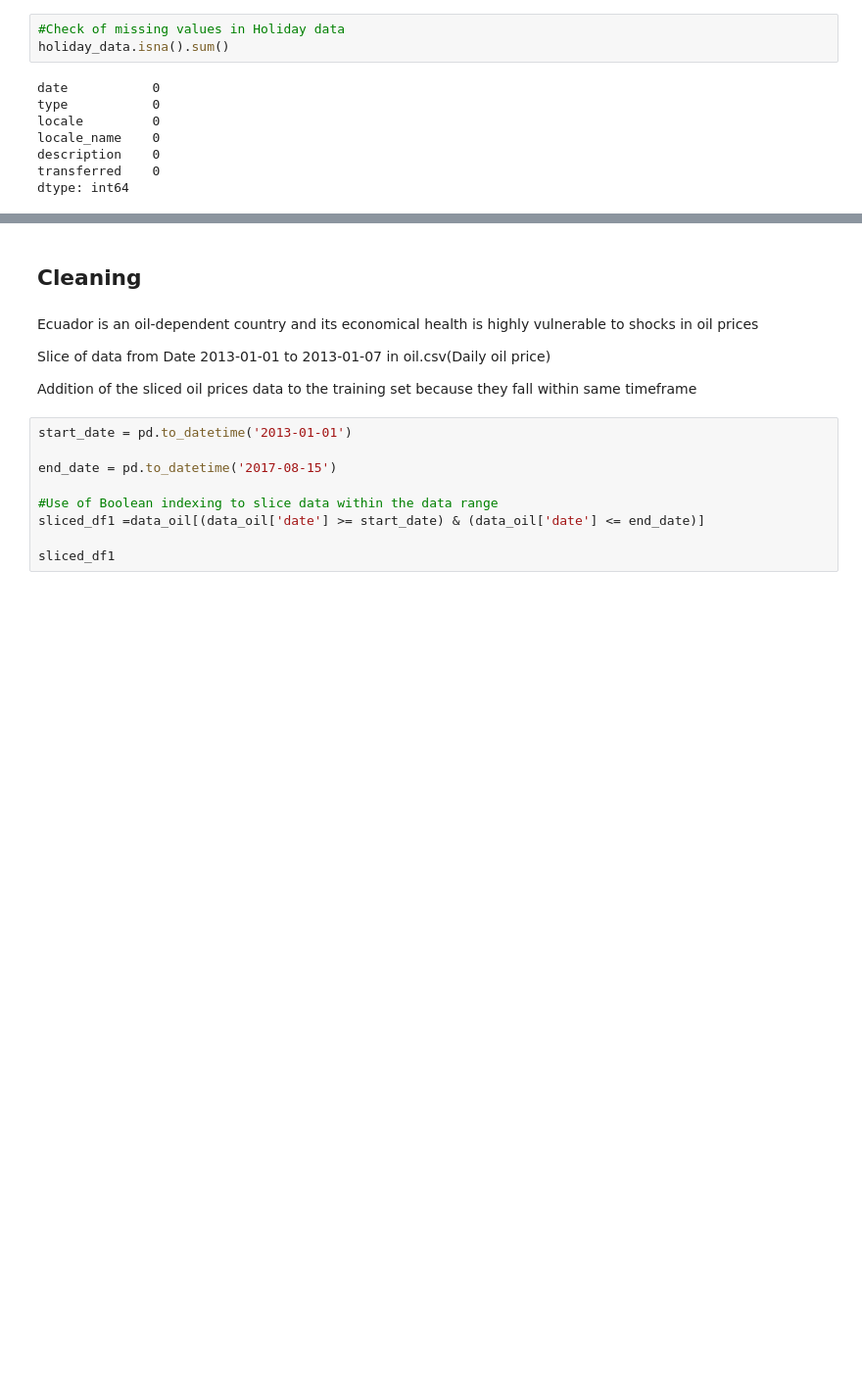
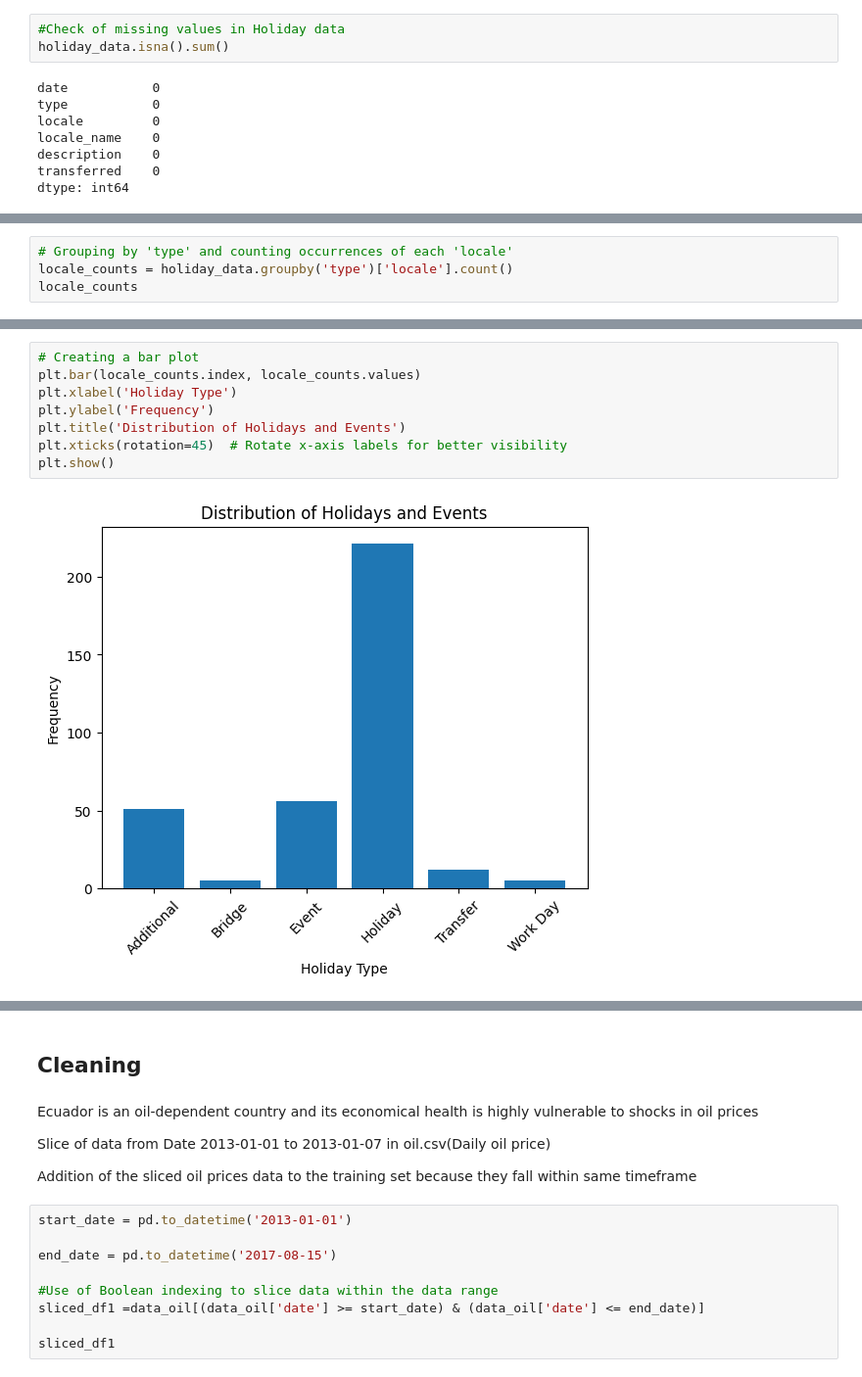
Before and after one commit to kaitany/LP3-Regression-Project, a Jupyter notebook: LP3_DAP.ipynb, the cells around one changed output, grey strips where cells are left out. Shown at 98% size. Saved outputs shown, nothing was run; the diff lists cells and outputs as text; blank space fills up the shorter version.

```diff
--- a/LP3_DAP.ipynb
+++ b/LP3_DAP.ipynb
@@ -153,0 +150,4 @@ memory usage: 2.2+ KB
+# %%
+# Grouping by 'type' and counting occurrences of each 'locale'
+locale_counts = holiday_data.groupby('type')['locale'].count()
+locale_counts
@@ -153,0 +163,10 @@ memory usage: 2.2+ KB
+# %%
+# Creating a bar plot
+plt.bar(locale_counts.index, locale_counts.values)
+plt.xlabel('Holiday Type')
+plt.ylabel('Frequency')
+plt.title('Distribution of Holidays and Events')
+plt.xticks(rotation=45)  # Rotate x-axis labels for better visibility
+plt.show()
+# %% [output]
+[figure, added]
```
Also changed, not shown: parts of 38 cells of this notebook, 3 other files.
